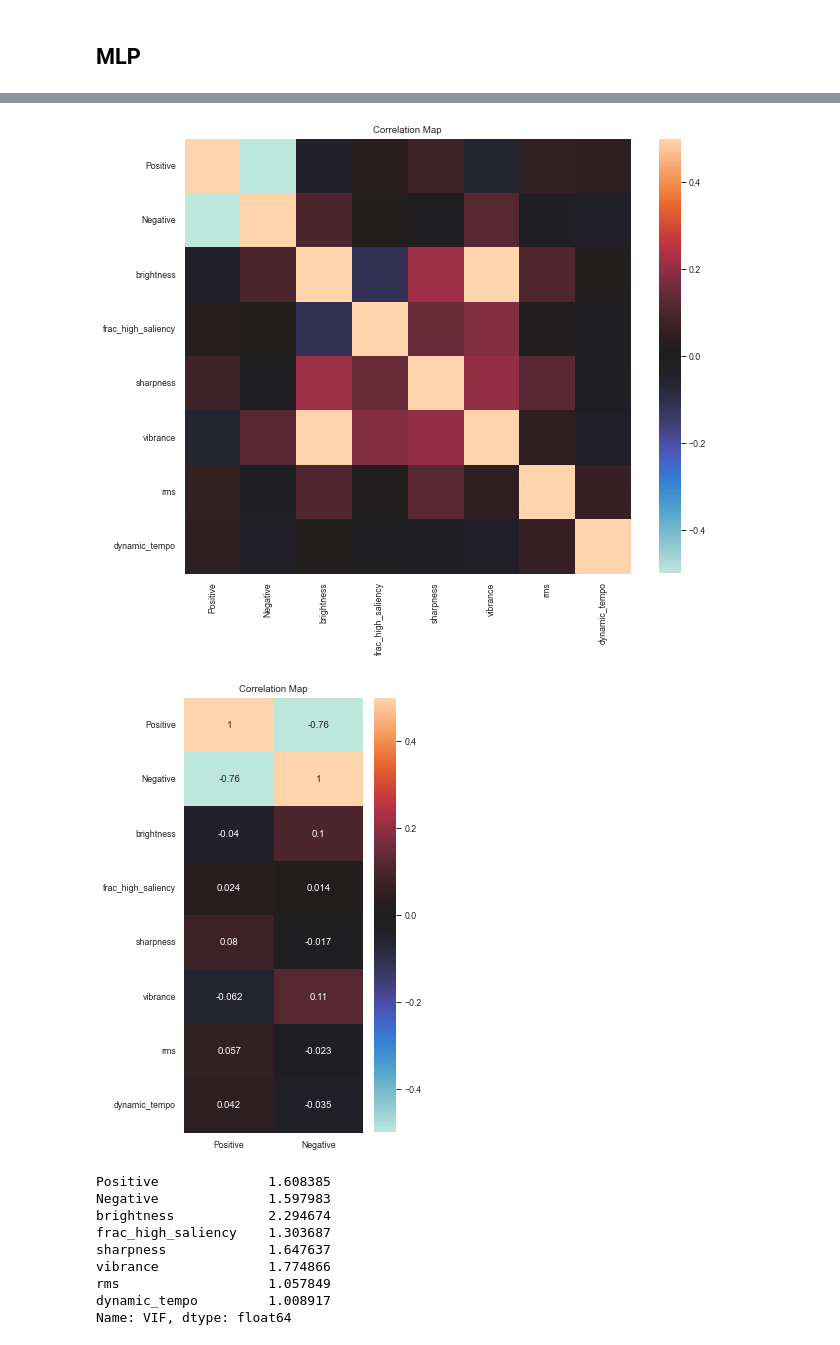
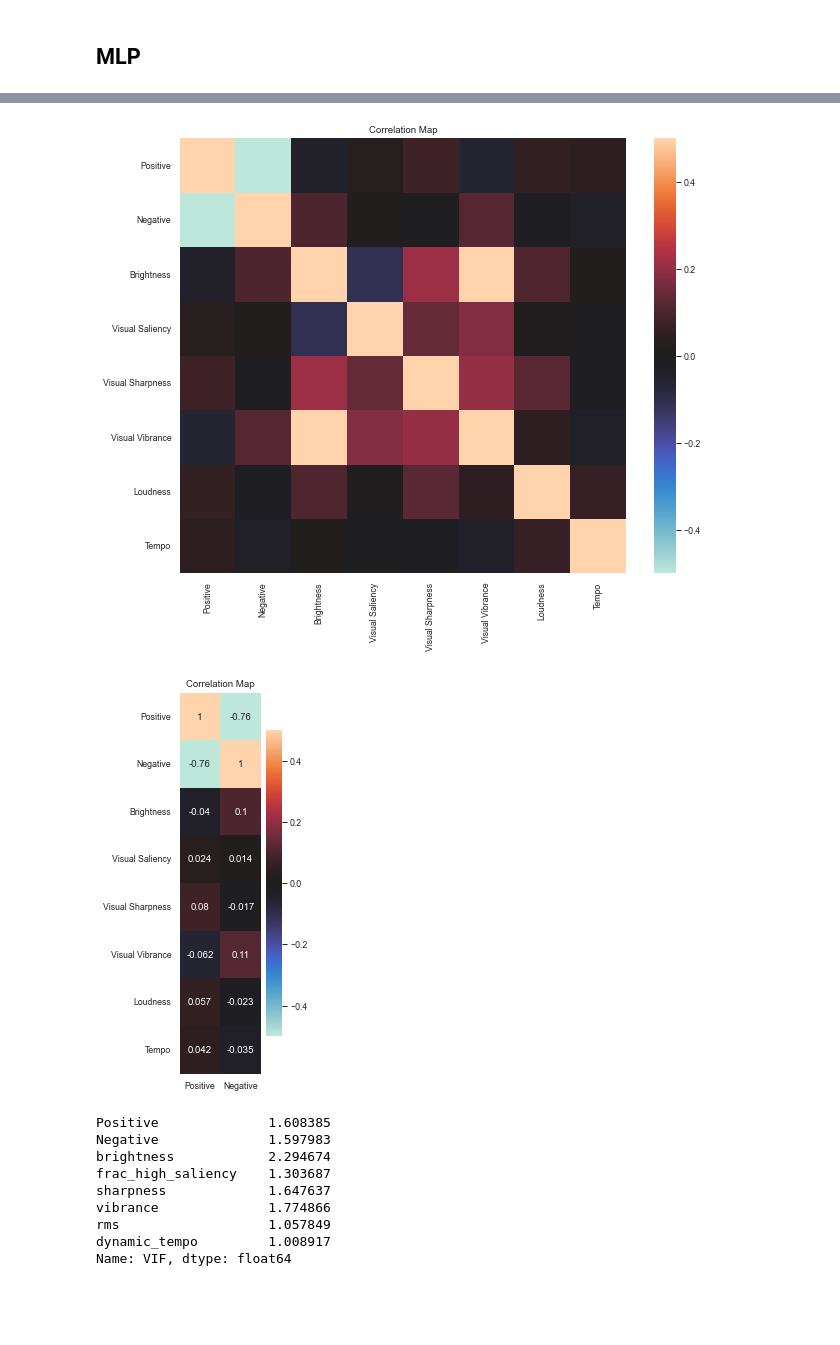
Before and after one commit to catcamacho/emocodes, a Jupyter notebook: reliability_analysis/4_CompareExternalLowLevel.ipynb, the cells around one changed output, grey strips where cells are left out. Drawn from its saved outputs; the diff is of its cells as text; code cells hidden in the pictures; blank space fills up the shorter version.

```diff
--- a/reliability_analysis/4_CompareExternalLowLevel.ipynb
+++ b/reliability_analysis/4_CompareExternalLowLevel.ipynb
@@ -74,4 +73,4 @@ ll = pd.read_csv(ll_dir + 'MLP_lowlevel_features.csv', index_col='onset')[['brig
 ext = pd.read_csv(ext_dir + 'MLP_ratings.csv', index_col=None)[['Positive','Negative']]
 combdata = ext.merge(ll, left_index=True, right_index=True)
 data = pd.DataFrame(mm.fit_transform(combdata), columns=combdata.columns, index=combdata.index)
-data.head()
+data.columns=['Positive', 'Negative', 'Brightness','Visual Saliency', 'Visual Sharpness', 'Visual Vibrance', 'Loudness', 'Tempo']
@@ -92,21 +83,23 @@ array([<AxesSubplot:>, <AxesSubplot:>, <AxesSubplot:>, <AxesSubplot:>,
 # %%
 # Compute first derivative and compute correlations between shifts in values
 corr = ec.pairwise_corr(data)
 
 plt.figure(figsize=(10,8))
 sns.heatmap(corr, center=0, vmin=-0.5, vmax=0.5)
 plt.title("Correlation Map")
 plt.show()
 plt.close()
 
-plt.figure(figsize=(4,8))
+plt.figure(figsize=(3,6))
 sns.heatmap(corr[['Positive','Negative']], annot=True, center=0, vmin=-0.5, vmax=0.5)
 plt.title("Correlation Map")
+plt.tight_layout()
+plt.savefig('MLP_LL_correlation_map.svg')
 plt.show()
 plt.close()
 # %% [output]
-[figure, old version]
+[figure, new version]
-[figure, old version]
+[figure, new version]
 # %%
 vifs = ec.vif_collineary(data)
 vifs
```
Also changed, not shown: parts of 3 cells of this notebook, 3 other files.
